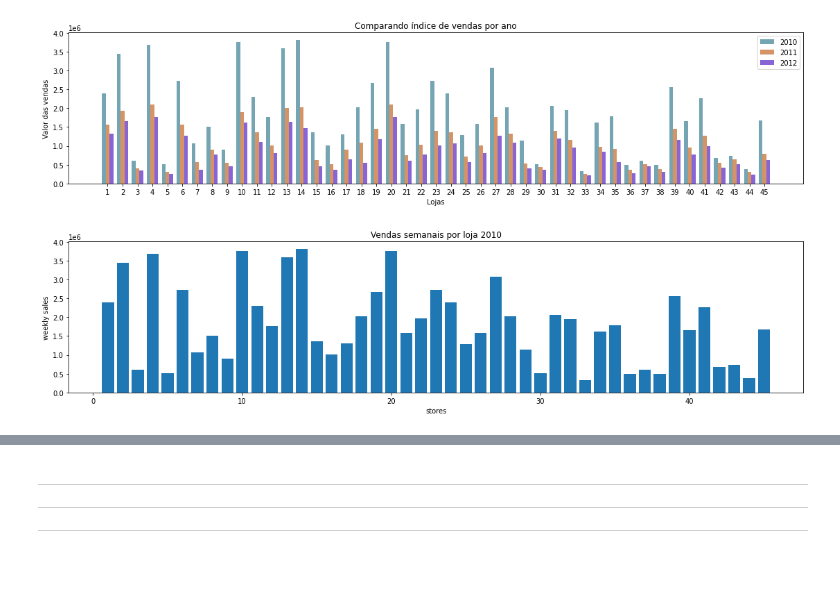
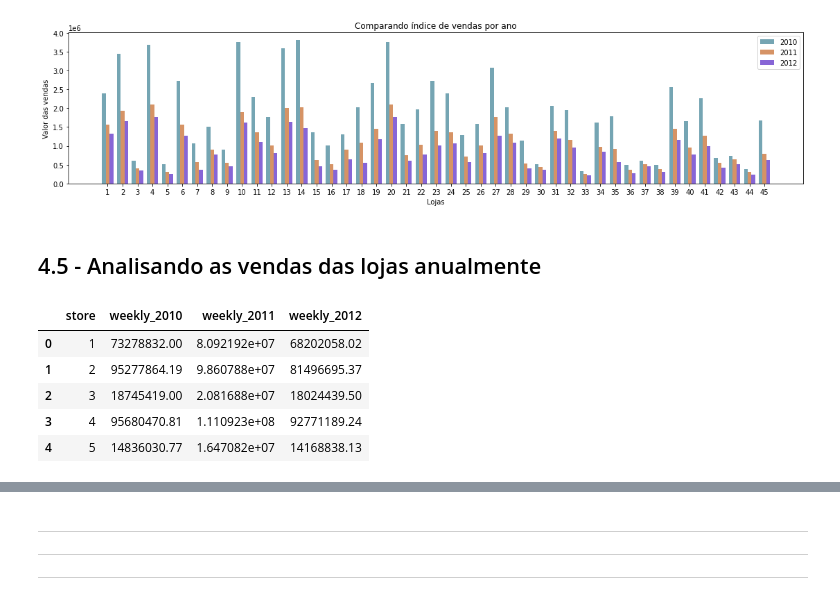
Before and after one commit to michellssGUi/dataScience, a Jupyter notebook: Wallmart_Melhor_Loja_2.ipynb, the cells around one changed output, grey strips where cells are left out. Saved outputs shown, nothing was run; the diff lists cells and outputs as text; code cells hidden in the pictures; blank space fills up the shorter version.

Commit message:
Criado usando o Colaboratory - Ponto de decisão de qual loja ampliar

```diff
--- a/Wallmart_Melhor_Loja_2.ipynb
+++ b/Wallmart_Melhor_Loja_2.ipynb
@@ -495,15 +495,29 @@ plt.legend()
 plt.show()
 # %% [output]
 [figure]
-# %%
-x = df_2010_max['store']
-y = df_2010_max['weekly_sales']
-
-plt.figure(figsize=(19, 4))
-plt.bar(x, y)
-plt.xlabel("stores")
-plt.ylabel("weekly sales")
-plt.title("Vendas semanais por loja 2010")
-plt.show()
-# %% [output]
-[figure, removed]
+# %% [markdown]
+## 4.5 - Analisando as vendas das lojas anualmente
+# %%
+df_2010_group = df_2010.groupby(['store'])['weekly_sales'].sum().to_frame().sort_values(by=['store']).reset_index()
+df_2011_group = df_2011.groupby(['store'])['weekly_sales'].sum().to_frame().sort_values(by=['store']).reset_index()
+df_2012_group = df_2012.groupby(['store'])['weekly_sales'].sum().to_frame().sort_values(by=['store']).reset_index()
+# %%
+qt = 45 #Quatidade de loja
+df_2010_group = df_2010_group.head(qt + 1)
+df_2010_group.rename(columns={'weekly_sales':'weekly_2010'}, inplace=True)
+df_2011_group = df_2011_group.head(qt + 1)
+df_2011_group.rename(columns={'weekly_sales':'weekly_2011'}, inplace=True)
+df_2012_group = df_2012_group.head(qt + 1)
+df_2012_group.rename(columns={'weekly_sales':'weekly_2012'}, inplace=True)
+# %%
+m = pd.merge(df_2010_group, df_2011_group)
+mm = pd.merge(m, df_2012_group)
+tb_vendas_ano = mm.sort_values(by=['store'])
+tb_vendas_ano.head()
+# %% [output]
+|  | store | weekly_2010 | weekly_2011 | weekly_2012 |
+| 0 | 1 | 73278832.00 | 8.092192e+07 | 68202058.02 |
+| 1 | 2 | 95277864.19 | 9.860788e+07 | 81496695.37 |
+| 2 | 3 | 18745419.00 | 2.081688e+07 | 18024439.50 |
+| 3 | 4 | 95680470.81 | 1.110923e+08 | 92771189.24 |
+| 4 | 5 | 14836030.77 | 1.647082e+07 | 14168838.13 |
```
Also changed, not shown: parts of 6 cells of this notebook.
